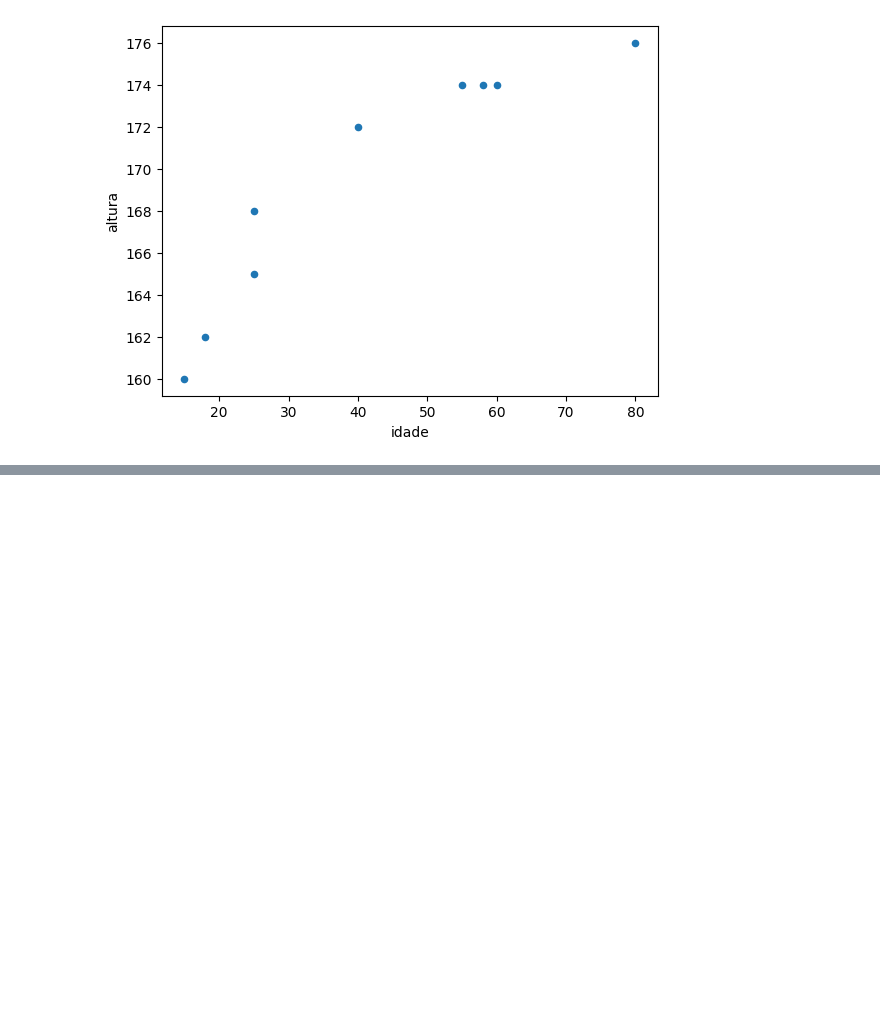
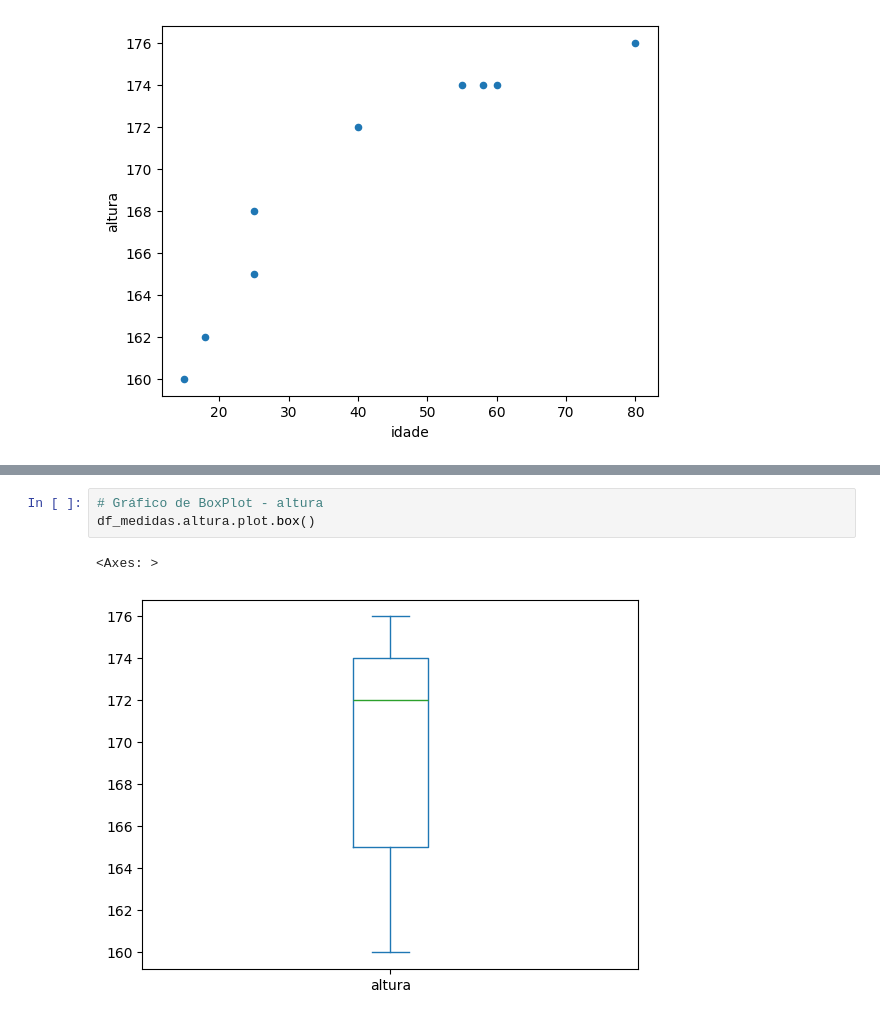
Before and after one commit to Tamicktom/estatistica_devs, a Jupyter notebook: estatistica_devs.ipynb, the cells around one changed output, grey strips where cells are left out. Drawn from its saved outputs; the diff is of its cells as text; blank space fills up the shorter version.

```diff
--- a/estatistica_devs.ipynb
+++ b/estatistica_devs.ipynb
@@ -195,0 +202,6 @@ df_medidas.plot.scatter(x="idade", y="altura")
+# %%
+# Gráfico de BoxPlot - altura
+df_medidas.altura.plot.box()
+# %% [output]
+<Axes: >
+[figure, added]
```
Also changed, not shown: parts of 1 cell of this notebook.
